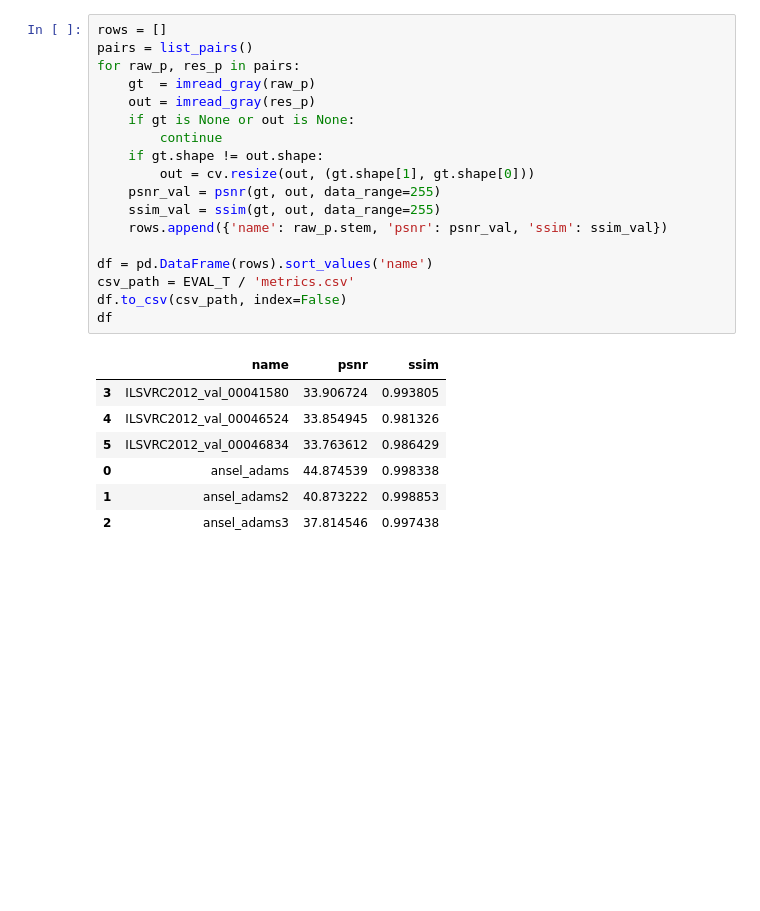
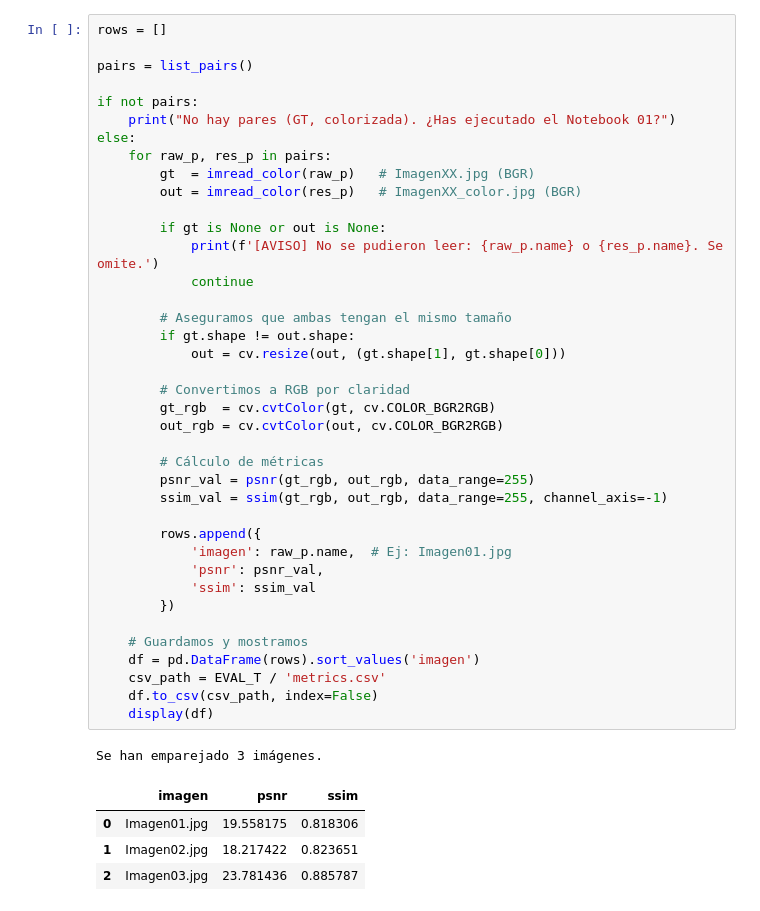
Before and after one commit to ander885/PID_colorization, a Jupyter notebook: notebooks/02_metrics.ipynb, the cells around one changed output. Saved outputs shown, nothing was run; the diff lists cells and outputs as text; blank space fills up the shorter version.

```diff
--- a/notebooks/02_metrics.ipynb
+++ b/notebooks/02_metrics.ipynb
@@ -49,28 +100,47 @@ def list_pairs():
 # %%
 rows = []
+
 pairs = list_pairs()
-for raw_p, res_p in pairs:
-    gt  = imread_gray(raw_p)
-    out = imread_gray(res_p)
-    if gt is None or out is None:
-        continue
-    if gt.shape != out.shape:
-        out = cv.resize(out, (gt.shape[1], gt.shape[0]))
-    psnr_val = psnr(gt, out, data_range=255)
-    ssim_val = ssim(gt, out, data_range=255)
-    rows.append({'name': raw_p.stem, 'psnr': psnr_val, 'ssim': ssim_val})
 
-df = pd.DataFrame(rows).sort_values('name')
-csv_path = EVAL_T / 'metrics.csv'
-df.to_csv(csv_path, index=False)
-df
+if not pairs:
+    print("No hay pares (GT, colorizada). ¿Has ejecutado el Notebook 01?")
+else:
+    for raw_p, res_p in pairs:
+        gt  = imread_color(raw_p)   # ImagenXX.jpg (BGR)
+        out = imread_color(res_p)   # ImagenXX_color.jpg (BGR)
+
+        if gt is None or out is None:
+            print(f'[AVISO] No se pudieron leer: {raw_p.name} o {res_p.name}. Se omite.')
+            continue
+
+        # Aseguramos que ambas tengan el mismo tamaño
+        if gt.shape != out.shape:
+            out = cv.resize(out, (gt.shape[1], gt.shape[0]))
+
+        # Convertimos a RGB por claridad
+        gt_rgb  = cv.cvtColor(gt, cv.COLOR_BGR2RGB)
+        out_rgb = cv.cvtColor(out, cv.COLOR_BGR2RGB)
+
+        # Cálculo de métricas
+        psnr_val = psnr(gt_rgb, out_rgb, data_range=255)
+        ssim_val = ssim(gt_rgb, out_rgb, data_range=255, channel_axis=-1)
+
+        rows.append({
+            'imagen': raw_p.name,  # Ej: Imagen01.jpg
+            'psnr': psnr_val,
+            'ssim': ssim_val
+        })
+
+    # Guardamos y mostramos
+    df = pd.DataFrame(rows).sort_values('imagen')
+    csv_path = EVAL_T / 'metrics.csv'
+    df.to_csv(csv_path, index=False)
+    display(df)
 # %% [output]
+Se han emparejado 3 imágenes.
-|  | name | psnr | ssim |
-| 3 | ILSVRC2012_val_00041580 | 33.906724 | 0.993805 |
-| 4 | ILSVRC2012_val_00046524 | 33.854945 | 0.981326 |
-| 5 | ILSVRC2012_val_00046834 | 33.763612 | 0.986429 |
-| 0 | ansel_adams | 44.874539 | 0.998338 |
-| 1 | ansel_adams2 | 40.873222 | 0.998853 |
-| 2 | ansel_adams3 | 37.814546 | 0.997438 |
+|  | imagen | psnr | ssim |
+| 0 | Imagen01.jpg | 19.558175 | 0.818306 |
+| 1 | Imagen02.jpg | 18.217422 | 0.823651 |
+| 2 | Imagen03.jpg | 23.781436 | 0.885787 |
 # %% [markdown]
 ## Mosaico antes/después (primeras N imágenes)
```
Also changed, not shown: parts of 8 cells of this notebook, 12 other files.
